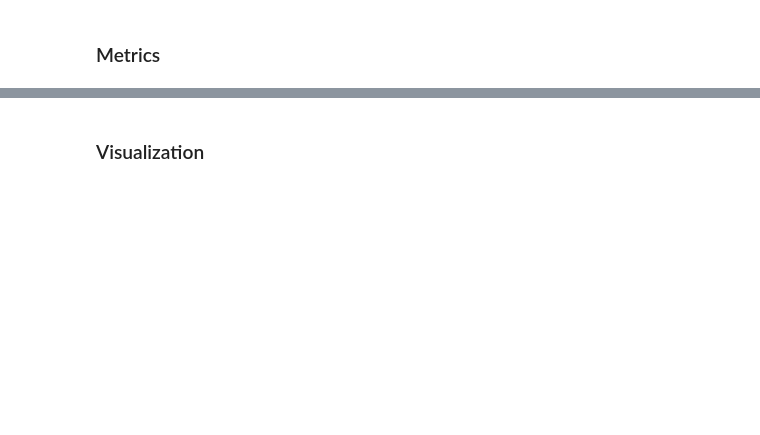
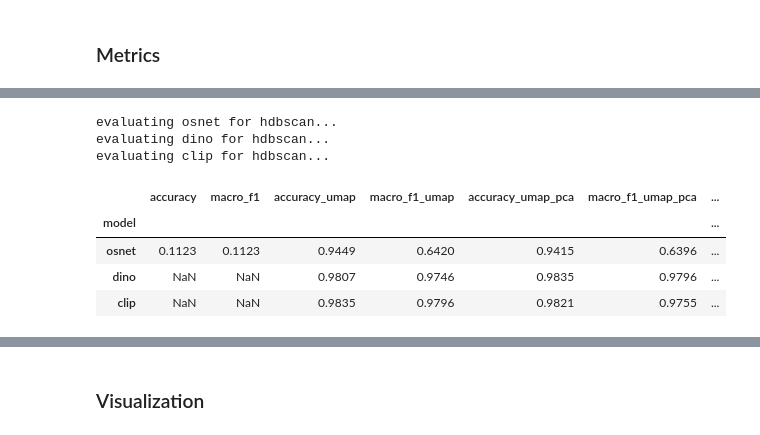
Before and after one commit to Anton9721/Football_Skoltech, a Jupyter notebook: analitics.ipynb, the cells around one changed output, grey strips where cells are left out. Cells and saved outputs as stored; diff of their text form; code cells hidden in the pictures; blank space fills up the shorter version.

Commit message:
add gmm and hdbscan

```diff
--- a/analitics.ipynb
+++ b/analitics.ipynb
@@ -251,0 +319,13 @@ evaluating clip...
+# %%
+method = 'hdbscan'
+df_hdbscan = evaluate_single_method(embeddings, method)
+df_hdbscan
+# %% [output]
+evaluating osnet for hdbscan...
+evaluating dino for hdbscan...
+evaluating clip for hdbscan...
+|  | accuracy | macro_f1 | accuracy_umap | macro_f1_umap | accuracy_umap_pca | macro_f1_umap_pca | ... |
+| model |  |  |  |  |  |  | ... |
+| osnet | 0.1123 | 0.1123 | 0.9449 | 0.6420 | 0.9415 | 0.6396 | ... |
+| dino | NaN | NaN | 0.9807 | 0.9746 | 0.9835 | 0.9796 | ... |
+| clip | NaN | NaN | 0.9835 | 0.9796 | 0.9821 | 0.9755 | ... |
```
Also changed, not shown: parts of 49 cells of this notebook, 8 other files.
